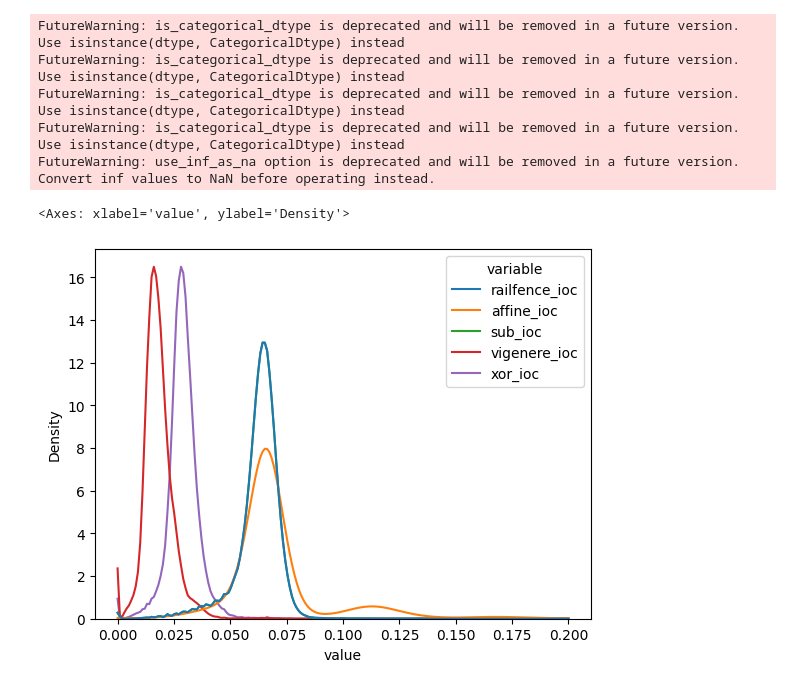
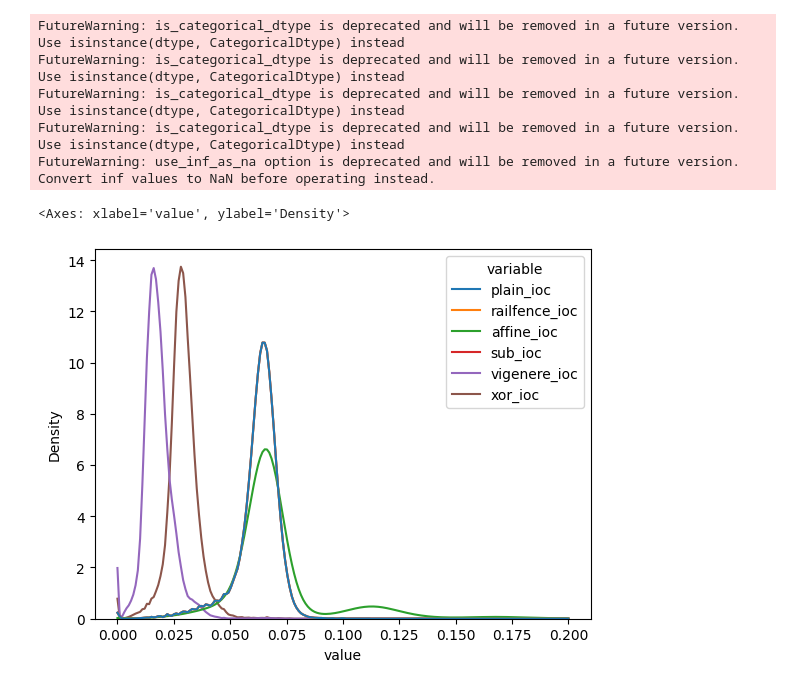
Before and after one commit to Veryyes/CryptSmash, a Jupyter notebook: detection.ipynb, the cells around one changed output. Saved outputs shown, nothing was run; the diff lists cells and outputs as text; code cells hidden in the pictures.

```diff
--- a/detection.ipynb
+++ b/detection.ipynb
@@ -101,7 +103,8 @@ def rnd_key(size):
     return a, random.randint(0, size-1)
 
 df['affine'] = df.apply(lambda r: affine.encrypt(r['plaintext'], rnd_key(len(r['plaintext'])), alphabet=string.printable), axis=1)
-df['affine_chisq'] = df.apply(lambda r: inv_chi_squared(frequency_table(r['affine']), English.byte_distro, len(r['affine'])), axis=1)
+df['affine_chisq'] = df.apply(lambda r: inv_chi_squared(frequency_table(r['affine']), English.byte_distrib, len(r['affine'])), axis=1)
+df['affine_bigram_chisq'] = df.apply(lambda r: inv_chi_squared(ngram_count(r['affine'], 2), English.bigrams, len(r['affine'])-2), axis=1)
 df['affine_ioc'] = df.apply(lambda r: index_of_coincidence(r['affine']), axis=1)
 df.drop(['affine'], axis=1, inplace=True)
 # %%
@@ -114,7 +117,8 @@ def rnd_key(alphabet):
     return d
 
 df['sub'] = df.apply(lambda r:substitution.encrypt(r['plaintext'], rnd_key(string.printable)), axis=1)
-df['sub_chisq'] = df.apply(lambda r: inv_chi_squared(frequency_table(r['sub']), English.byte_distro, len(r['sub'])), axis=1)
+df['sub_chisq'] = df.apply(lambda r: inv_chi_squared(frequency_table(r['sub']), English.byte_distrib, len(r['sub'])), axis=1)
+df['sub_bigram_chisq'] = df.apply(lambda r: inv_chi_squared(ngram_count(r['sub'], 2), English.bigrams, len(r['sub'])-2), axis=1)
 df['sub_ioc'] = df.apply(lambda r:index_of_coincidence(r['sub']), axis=1)
 df.drop(['sub'], axis=1, inplace=True)
 # %%
@@ -125,7 +129,8 @@ Faker.seed(1337)
 faker = Faker()
 
 df['vigenere'] = df.apply(lambda r: vigenere.encrypt(r['plaintext'], faker.word(), alphabet), axis=1)
-df['vigenere_chisq'] = df.apply(lambda r: inv_chi_squared(frequency_table(r['vigenere']), English.byte_distro, len(r['vigenere']), [bytes(a,'utf8') for a  in alphabet]), axis=1)
+df['vigenere_chisq'] = df.apply(lambda r: inv_chi_squared(frequency_table(r['vigenere']), English.byte_distrib, len(r['vigenere']), [bytes(a,'utf8') for a  in alphabet]), axis=1)
+df['vigenere_bigram_chisq'] = df.apply(lambda r: inv_chi_squared(ngram_count(r['vigenere'], 2), English.bigrams, len(r['vigenere'])-2), axis=1)
 df['vigenere_ioc'] = df.apply(lambda r:index_of_coincidence(r['vigenere']), axis=1)
 df.drop(['vigenere'], axis=1, inplace=True)
 df.describe().apply(lambda s: s.apply(lambda x:format(x,'f')))
@@ -144,7 +149,8 @@ df.describe().apply(lambda s: s.apply(lambda x:format(x,'f')))
 from cryptsmash import xor
 
 df['xor'] = df.apply(lambda r: xor.encrypt(bytes(r['plaintext'], 'utf8'), bytes(faker.word(), 'utf8')), axis=1)
-df['xor_chisq'] = df.apply(lambda r: inv_chi_squared(frequency_table(r['xor']), English.byte_distro, len(r['xor']), [bytes(a,'utf8') for a  in alphabet]), axis=1)
+df['xor_chisq'] = df.apply(lambda r: inv_chi_squared(frequency_table(r['xor']), English.byte_distrib, len(r['xor']), [bytes(a,'utf8') for a  in alphabet]), axis=1)
+df['xor_bigram_chisq'] = df.apply(lambda r: inv_chi_squared(ngram_count(r['xor'], 2), English.bigrams, len(r['xor'])-2), axis=1)
 df['xor_ioc'] = df.apply(lambda r:index_of_coincidence(r['xor']), axis=1)
 df.drop(['xor'], axis=1, inplace=True)
 # %%
@@ -163,11 +182,13 @@ FutureWarning: use_inf_as_na option is deprecated and will be removed in a futur
 # %%
-ioc_df = df[['railfence_ioc', 'affine_ioc', 'sub_ioc', 'vigenere_ioc', 'xor_ioc']].melt()
+ioc_df = df[['plain_ioc', 'railfence_ioc', 'affine_ioc', 'sub_ioc', 'vigenere_ioc', 'xor_ioc']].melt()
 sns.kdeplot(ioc_df, x='value', hue='variable', clip=(0, .2))
+
+# plain == railfence == sub
 # %% [output]
 FutureWarning: is_categorical_dtype is deprecated and will be removed in a future version. Use isinstance(dtype, CategoricalDtype) instead
 FutureWarning: is_categorical_dtype is deprecated and will be removed in a future version. Use isinstance(dtype, CategoricalDtype) instead
 FutureWarning: is_categorical_dtype is deprecated and will be removed in a future version. Use isinstance(dtype, CategoricalDtype) instead
 FutureWarning: is_categorical_dtype is deprecated and will be removed in a future version. Use isinstance(dtype, CategoricalDtype) instead
 FutureWarning: use_inf_as_na option is deprecated and will be removed in a future version. Convert inf values to NaN before operating instead.
 <Axes: xlabel='value', ylabel='Density'>
-[figure, old version]
+[figure, new version]
```
Also changed, not shown: parts of 19 cells of this notebook, 6 other files.
